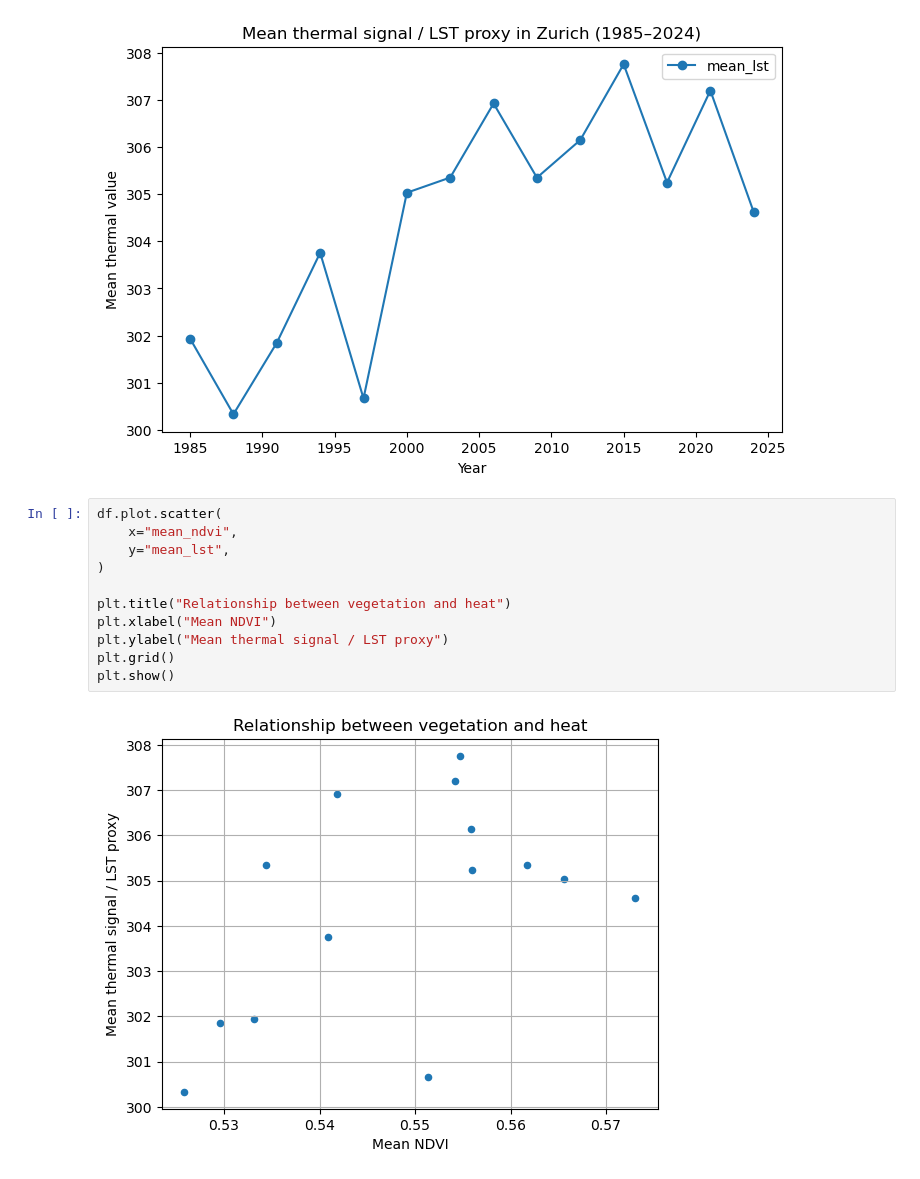
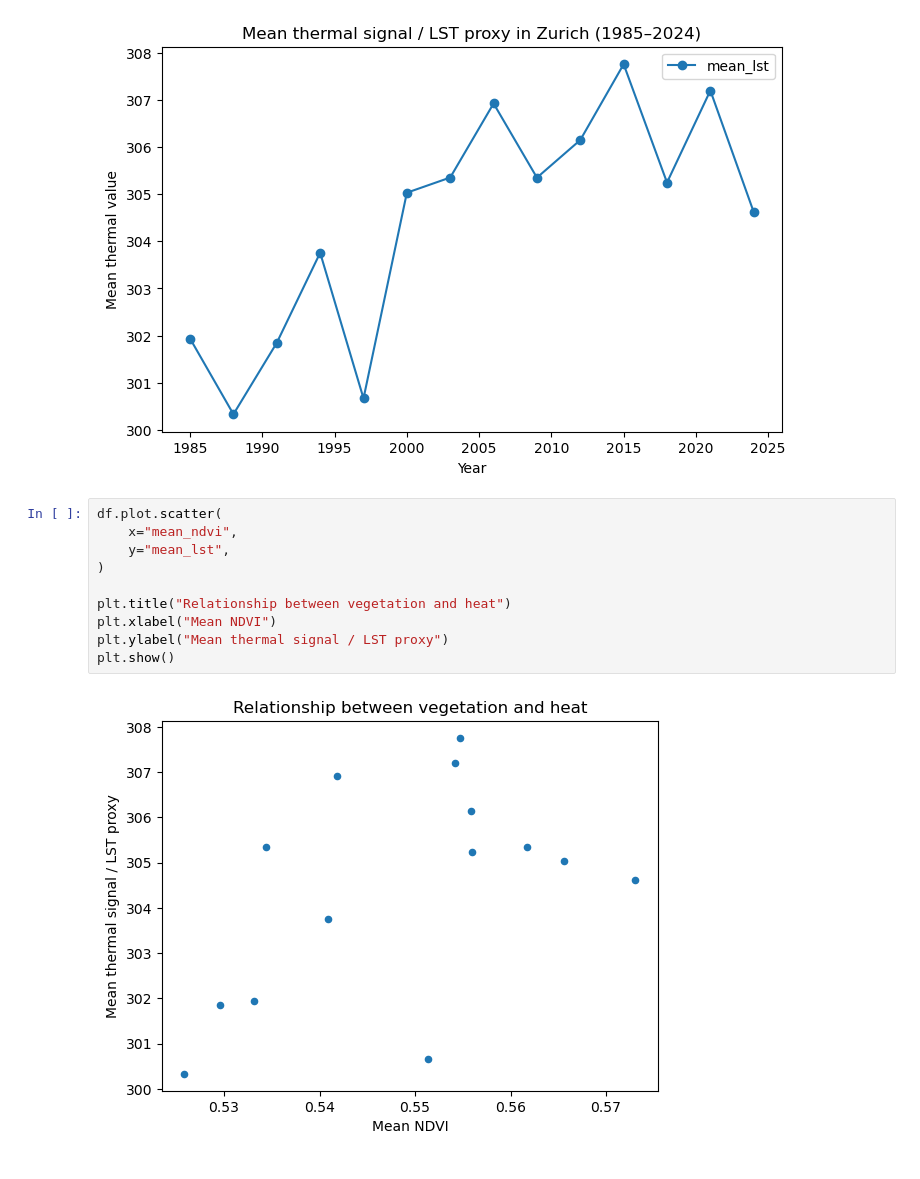
Before and after one commit to silhoe/SDS_project, a Jupyter notebook: notebooks/Project3.ipynb, the cells around one changed output. Cells and saved outputs as stored; diff of their text form.

```diff
--- a/notebooks/Project3.ipynb
+++ b/notebooks/Project3.ipynb
@@ -118,13 +118,12 @@ plt.show()
 # %%
 df.plot.scatter(
     x="mean_ndvi",
     y="mean_lst",
 )
 
 plt.title("Relationship between vegetation and heat")
 plt.xlabel("Mean NDVI")
 plt.ylabel("Mean thermal signal / LST proxy")
-plt.grid()
 plt.show()
 # %% [output]
-[figure, old version]
+[figure, new version]
```
Also changed, not shown: parts of 5 cells of this notebook.
